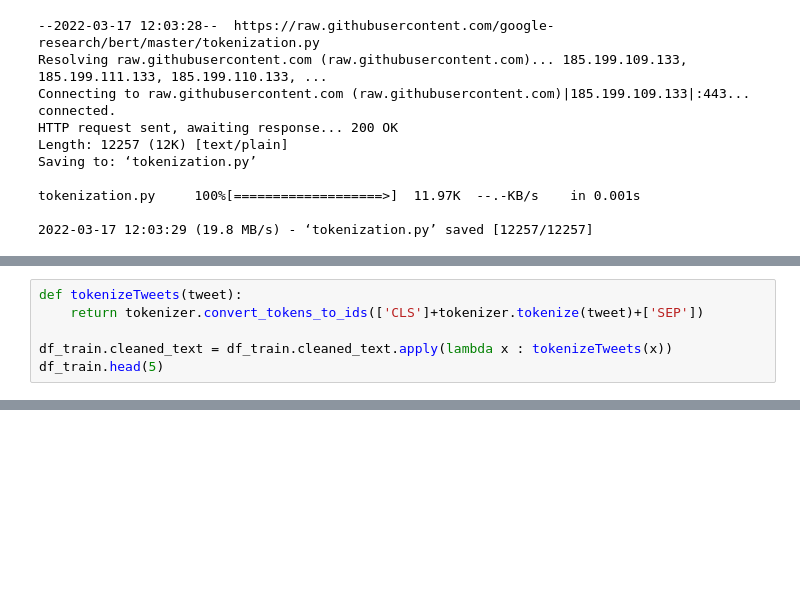
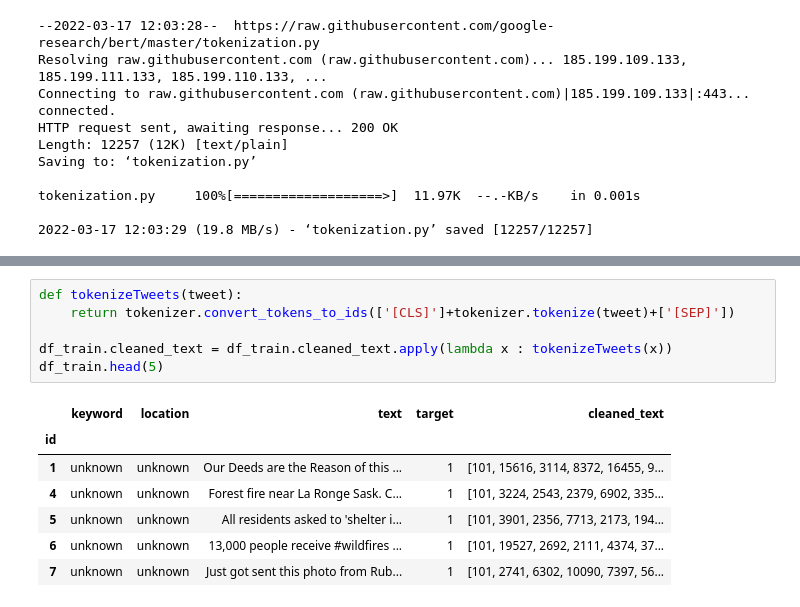
Before and after one commit to SINAABBASI/bertTweetClassification, a Jupyter notebook: main.ipynb, the cells around one changed output, grey strips where cells are left out. Saved outputs shown, nothing was run; the diff lists cells and outputs as text; blank space fills up the shorter version.

```diff
--- a/main.ipynb
+++ b/main.ipynb
@@ -218,6 +200,0 @@ tokenizer = FullTokenizer(vocabulary_file, to_lower_case)
-# %%
-def tokenizeTweets(tweet):
-    return tokenizer.convert_tokens_to_ids(['CLS']+tokenizer.tokenize(tweet)+['SEP'])
-
-df_train.cleaned_text = df_train.cleaned_text.apply(lambda x : tokenizeTweets(x))
-df_train.head(5)
@@ -225,0 +218,14 @@ KeyError: 'CLS'
+# %%
+def tokenizeTweets(tweet):
+    return tokenizer.convert_tokens_to_ids(['[CLS]']+tokenizer.tokenize(tweet)+['[SEP]'])
+
+df_train.cleaned_text = df_train.cleaned_text.apply(lambda x : tokenizeTweets(x))
+df_train.head(5)
+# %% [output]
+|  | keyword | location | text | target | cleaned_text |
+| id |  |  |  |  |  |
+| 1 | unknown | unknown | Our Deeds are the Reason of this ... | 1 | [101, 15616, 3114, 8372, 16455, 9... |
+| 4 | unknown | unknown | Forest fire near La Ronge Sask. C... | 1 | [101, 3224, 2543, 2379, 6902, 335... |
+| 5 | unknown | unknown | All residents asked to 'shelter i... | 1 | [101, 3901, 2356, 7713, 2173, 194... |
+| 6 | unknown | unknown | 13,000 people receive #wildfires ... | 1 | [101, 19527, 2692, 2111, 4374, 37... |
+| 7 | unknown | unknown | Just got sent this photo from Rub... | 1 | [101, 2741, 6302, 10090, 7397, 56... |
```
Also changed, not shown: parts of 5 cells of this notebook.
